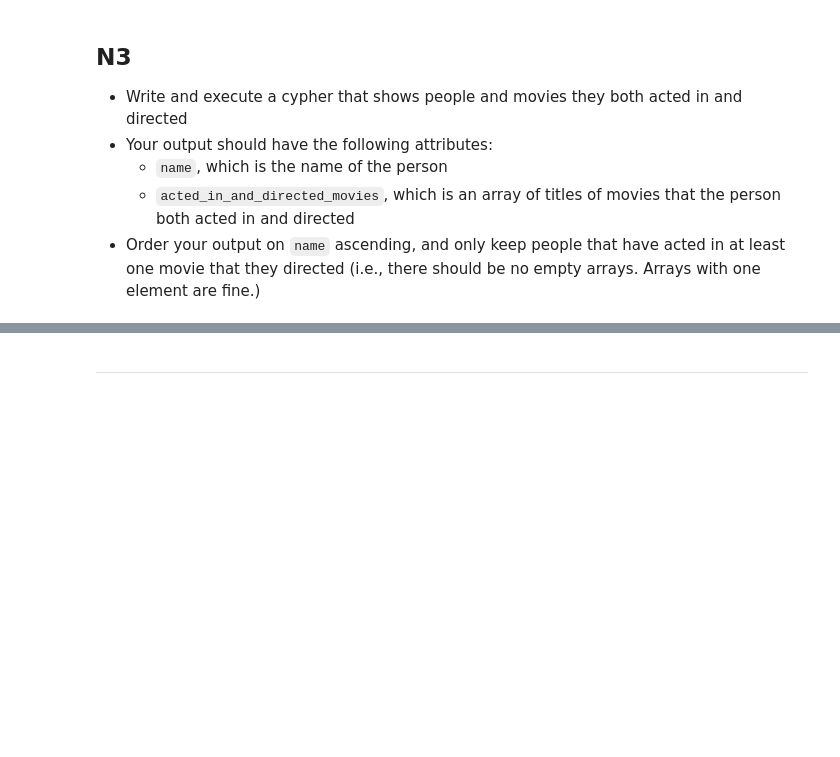
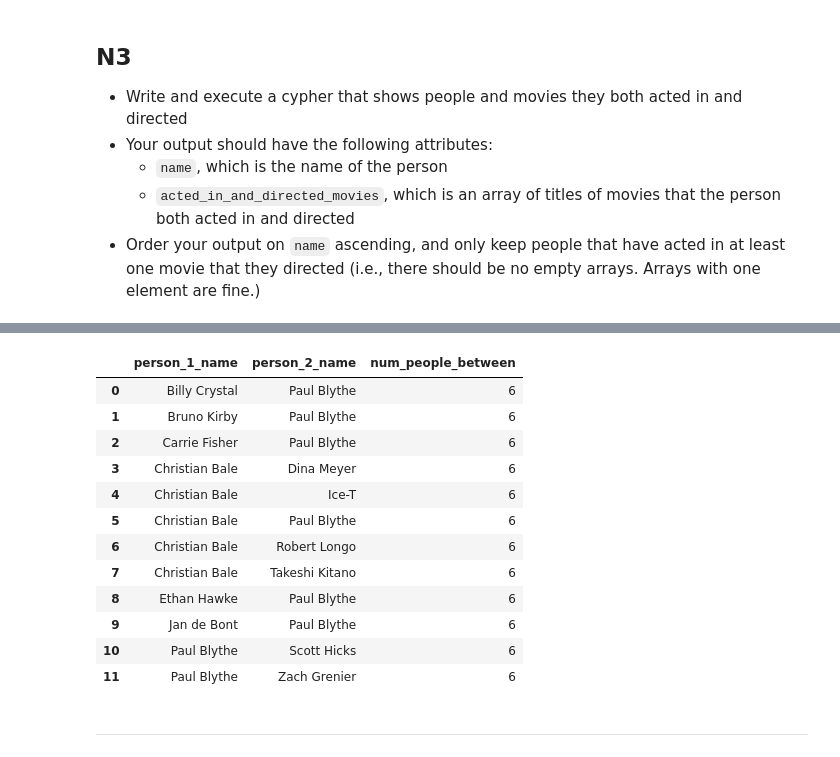
Before and after one commit to zhiyuan0828/W4111-Intro-to-Databases-Spring-2024, a Jupyter notebook: Homework/HW4/S24-W4111-HW4.ipynb, the cells around one changed output, grey strips where cells are left out. Drawn from its saved outputs; the diff is of its cells as text; code cells hidden in the pictures; blank space fills up the shorter version.

```diff
--- a/Homework/HW4/S24-W4111-HW4.ipynb
+++ b/Homework/HW4/S24-W4111-HW4.ipynb
@@ -536,10 +570,30 @@ pandas.DataFrame([dict(r) for r in res.records])
 <img src="./N4-example.png">
 # %%
 res = graph.execute_query("""
-    TODO: Put your query here
+    match (p1: Person), (p2: Person)
+    where p1.name < p2.name
+    match path = shortestPath((p1)-[*]-(p2))
+    with p1.name as person_1_name, p2.name as person_2_name, size([i in nodes(path) where i:Person]) as num_people_between
+    where num_people_between > 5
+    return person_1_name, person_2_name, num_people_between
+    order by person_1_name, person_2_name
 """)
 
 pandas.DataFrame([dict(r) for r in res.records])
+# %% [output]
+|  | person_1_name | person_2_name | num_people_between |
+| 0 | Billy Crystal | Paul Blythe | 6 |
+| 1 | Bruno Kirby | Paul Blythe | 6 |
+| 2 | Carrie Fisher | Paul Blythe | 6 |
+| 3 | Christian Bale | Dina Meyer | 6 |
+| 4 | Christian Bale | Ice-T | 6 |
+| 5 | Christian Bale | Paul Blythe | 6 |
+| 6 | Christian Bale | Robert Longo | 6 |
+| 7 | Christian Bale | Takeshi Kitano | 6 |
+| 8 | Ethan Hawke | Paul Blythe | 6 |
+| 9 | Jan de Bont | Paul Blythe | 6 |
+| 10 | Paul Blythe | Scott Hicks | 6 |
+| 11 | Paul Blythe | Zach Grenier | 6 |
 # %% [markdown]
 <hr style="height:2px;">
 # %% [markdown]
```
Also changed, not shown: parts of 23 cells of this notebook, 2 other files.
